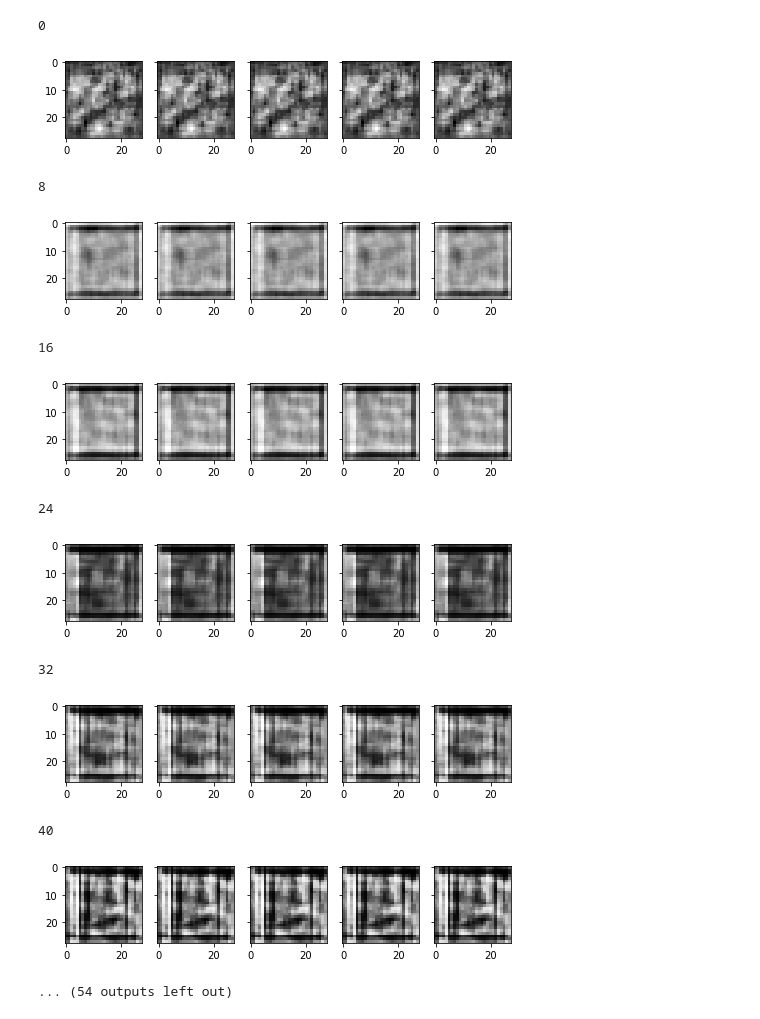
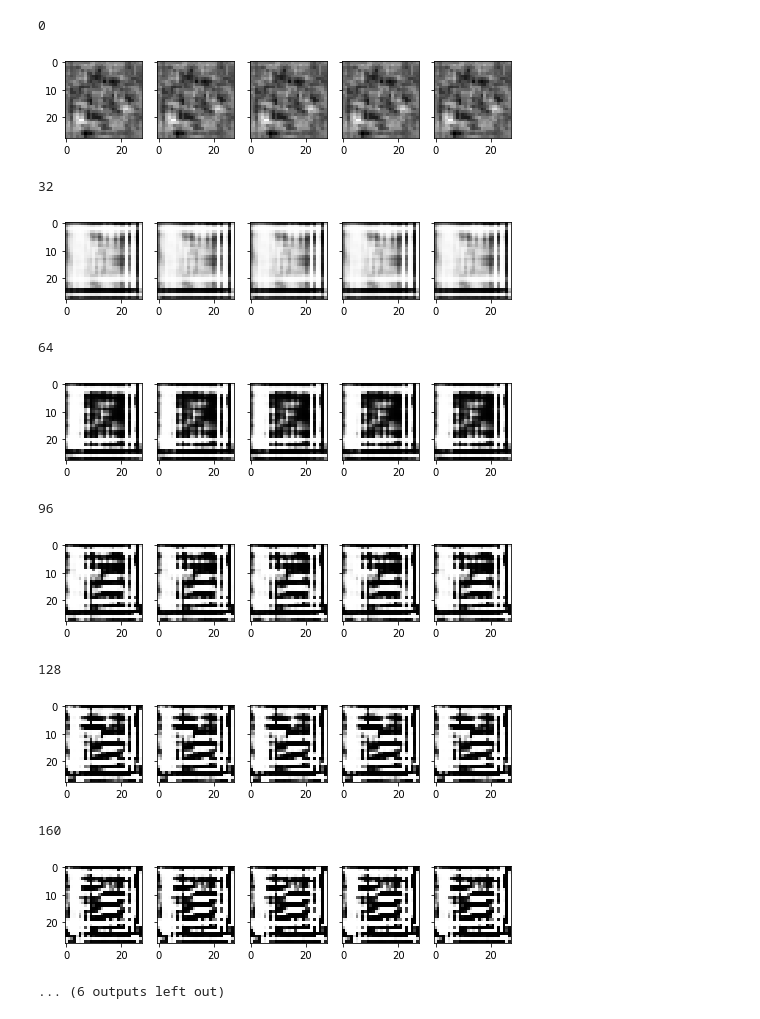
Before and after one commit to JPJLeon/Tarea2_RN, a Jupyter notebook: Tarea 2 - Pregunta 3.ipynb, the cells around one changed output. Cells and saved outputs as stored; diff of their text form; code cells hidden in the pictures.

```diff
--- a/Tarea 2 - Pregunta 3.ipynb
+++ b/Tarea 2 - Pregunta 3.ipynb
@@ -72,8 +72,13 @@ import matplotlib.pyplot as plt
 import numpy as np
 import random
 
-(x,_),(_,_) = mnist.load_data()
-x = x.reshape((-1,28,28,1)).astype(np.float32)
+(x, y),(_, _) = mnist.load_data()
+x_aux = []
+for equis, ye in zip(x, y):
+  if ye == 6:
+    x_aux.append(equis)
+
+x = np.array(x_aux).reshape((-1,28,28,1)).astype(np.float32)
 x = x/255
 
 dropout_prob = 0.4
@@ -139,7 +144,7 @@ gan.add(discriminator_net)
 gan.compile(loss='binary_crossentropy', optimizer=optimizer_gan, metrics=['accuracy'])
 
 save_results_every = 4
-plot_every = 8
+plot_every = 32
 batch_size = 128
 total_epochs = 256
 
@@ -151,47 +156,51 @@ from tqdm import tqdm
 
 for i in range(total_epochs):
   images_train = x[np.random.randint(0, x.shape[0], size=batch_size), :, :, :] # select batch_size random images from x
-  noise = np.random.uniform(-1.0, 1.0, size=[batch_size, 100]) # generate (batch_size,latent_dim) sized noise
+  noise = np.random.uniform(-1.0, 1.0, size=[batch_size, 100]) # generate (batch_size,latent_dim) sized noisenoise
   images_fake = generator_net.predict(noise)
 
   x_train = np.concatenate((images_train, images_fake))
   y = np.ones([2*batch_size, 1])
   y[batch_size:, :] = 0
 
   response_dis = discriminator.train_on_batch(x_train, y)
 
   y_gen = np.ones([batch_size, 1])
   noise_gen = np.random.uniform(-1.0, 1.0, size=[batch_size, 100])
   response_gen = gan.train_on_batch(noise_gen, y_gen)
 
   if i%save_results_every==0:
     # save accuracies and losses for plotting
     diss.append(response_dis)
     genn.append(response_gen)
     if i%plot_every==0:
       print(i)
       fig, axs = plt.subplots(1, 5, True , True, figsize=(8, 8))
-      for n, img in enumerate(images_fake[:5]):
+      for n, img in enumerate(images_fake[:50:10]):
         img = images_fake[0]
         axs[n].imshow(img.reshape((img.shape[0], img.shape[1])), cmap='gray') # plot random generated images and losses and accuracies
       plt.show()
 
 plt.show()
 plt.plot(diss)
+plt.title("Discriminator")
+plt.legend(discriminator.metrics_names)
 plt.show()
 plt.plot(genn)
+plt.title("Generator")
+plt.legend(gan.metrics_names)
 plt.show()
 # %% [output]
 0
-[figure, old version]
+[figure, new version]
-8
+32
-[figure, old version]
+[figure, new version]
-16
+64
-[figure, old version]
+[figure, new version]
-24
+96
-[figure, old version]
+[figure, new version]
-32
+128
-[figure, old version]
+[figure, new version]
-40
+160
-[figure, old version]
+[figure, new version]
-... (54 outputs left out)
+... (6 outputs left out)
```
Also changed, not shown: parts of 10 cells of this notebook.
